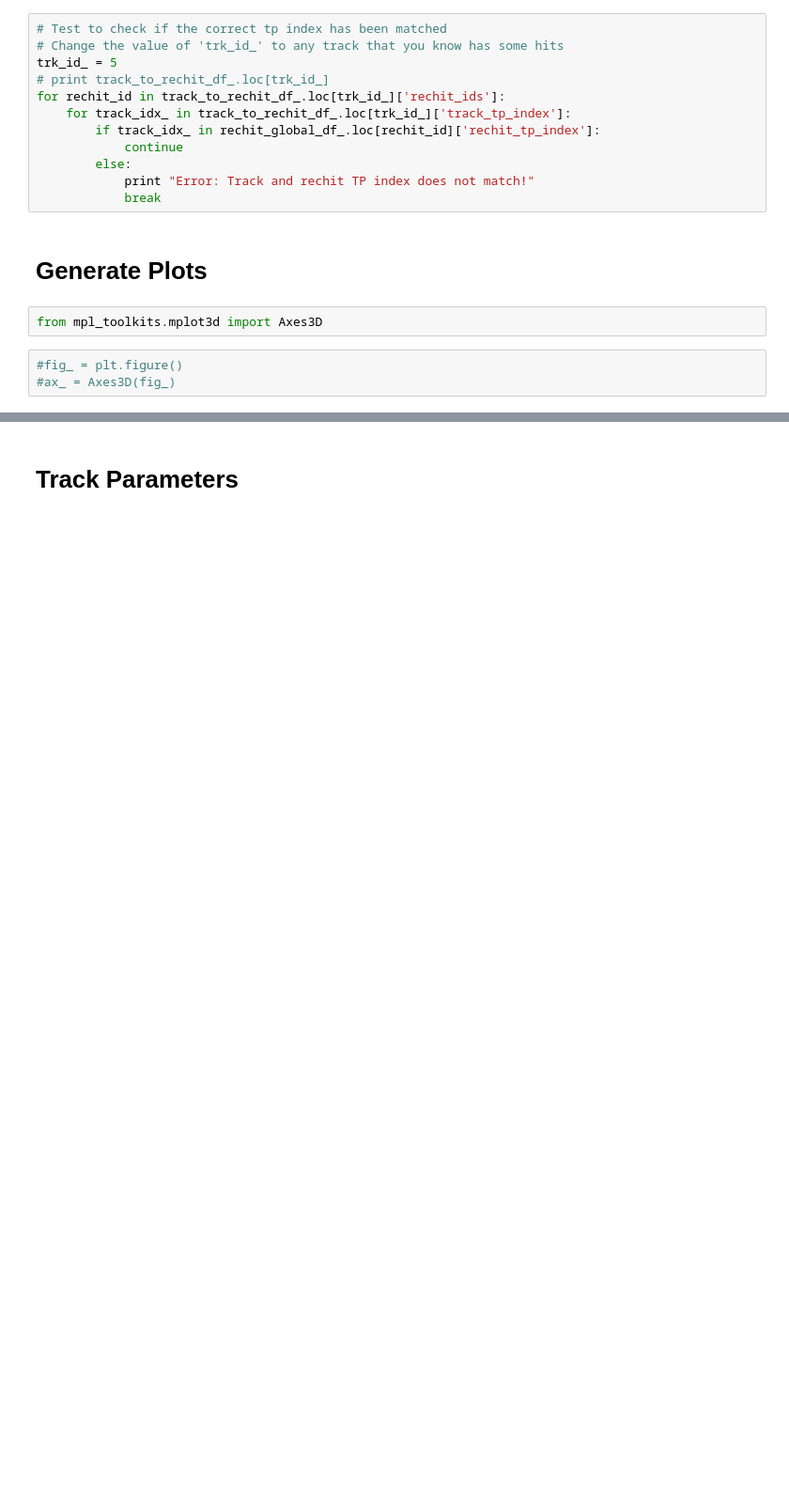
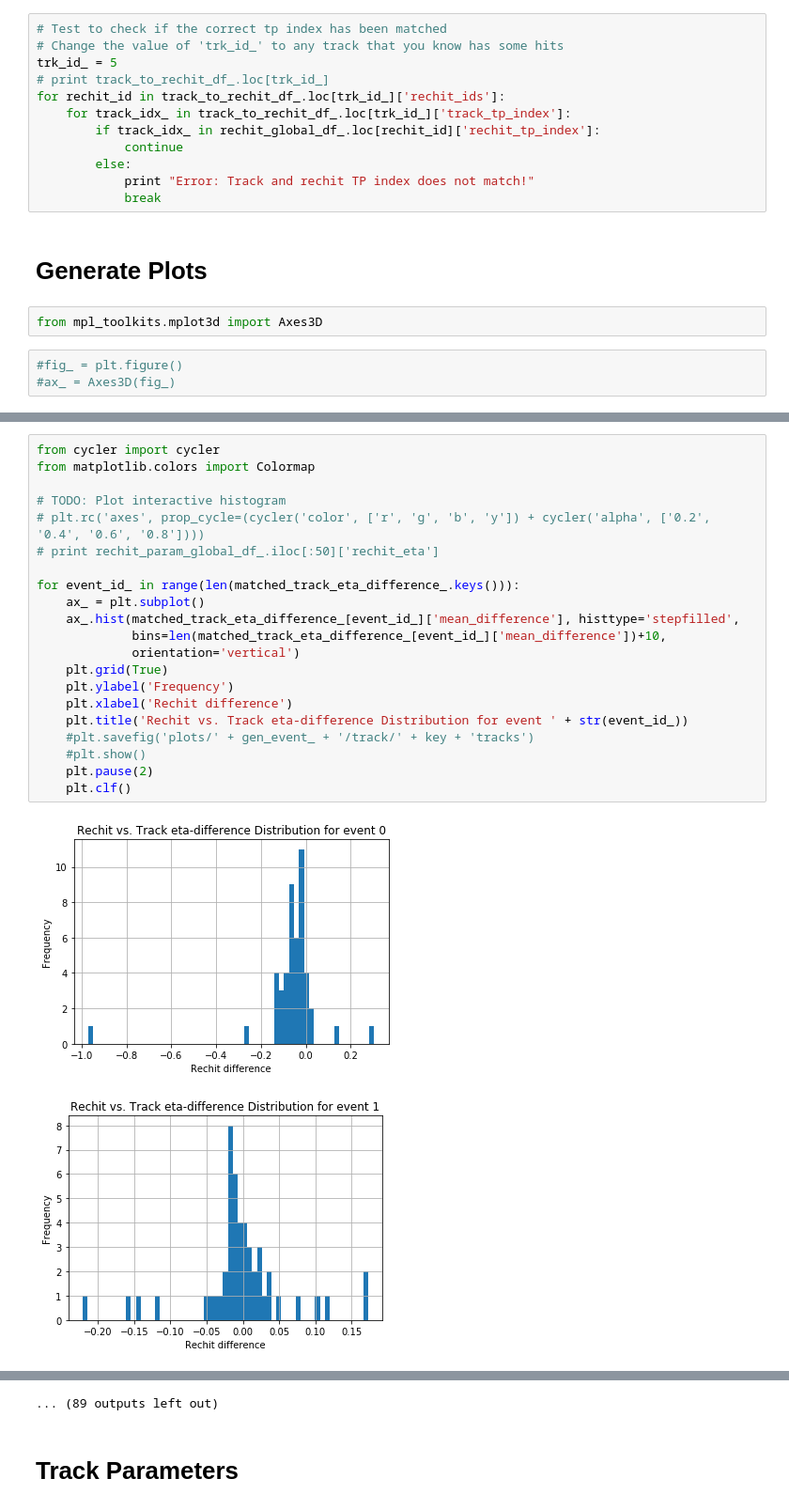
Before and after one commit to SwapneelM/TrackingNtuples, a Jupyter notebook: TrackingNtuples/scripts/Tracking Data Visualizer v2.ipynb, the cells around one changed output, grey strips where cells are left out. Shown at 94% size. Cells and saved outputs as stored; diff of their text form; blank space fills up the shorter version.

```diff
--- a/TrackingNtuples/scripts/Tracking Data Visualizer v2.ipynb
+++ b/TrackingNtuples/scripts/Tracking Data Visualizer v2.ipynb
@@ -430,0 +661,24 @@ for event_id_ in range(len(stereo_tp_idx_)):
+# %%
+from cycler import cycler
+from matplotlib.colors import Colormap
+
+# TODO: Plot interactive histogram
+# plt.rc('axes', prop_cycle=(cycler('color', ['r', 'g', 'b', 'y']) + cycler('alpha', ['0.2', '0.4', '0.6', '0.8'])))
+# print rechit_param_global_df_.iloc[:50]['rechit_eta']
+
+for event_id_ in range(len(matched_track_eta_difference_.keys())):
+    ax_ = plt.subplot()
+    ax_.hist(matched_track_eta_difference_[event_id_]['mean_difference'], histtype='stepfilled',
+             bins=len(matched_track_eta_difference_[event_id_]['mean_difference'])+10,
+             orientation='vertical')
+    plt.grid(True)
+    plt.ylabel('Frequency')
+    plt.xlabel('Rechit difference')
+    plt.title('Rechit vs. Track eta-difference Distribution for event ' + str(event_id_))
+    #plt.savefig('plots/' + gen_event_ + '/track/' + key + 'tracks')
+    #plt.show()
+    plt.pause(2)
+    plt.clf()
+# %% [output]
+[figure, added]
+[figure, added]
@@ -431,3 +695,4 @@ for event_id_ in range(len(stereo_tp_idx_)):
+... (89 outputs left out)
 # %% [markdown]
 # Track Parameters
 # %%
```
Also changed, not shown: parts of 46 cells of this notebook, 35 other files.
